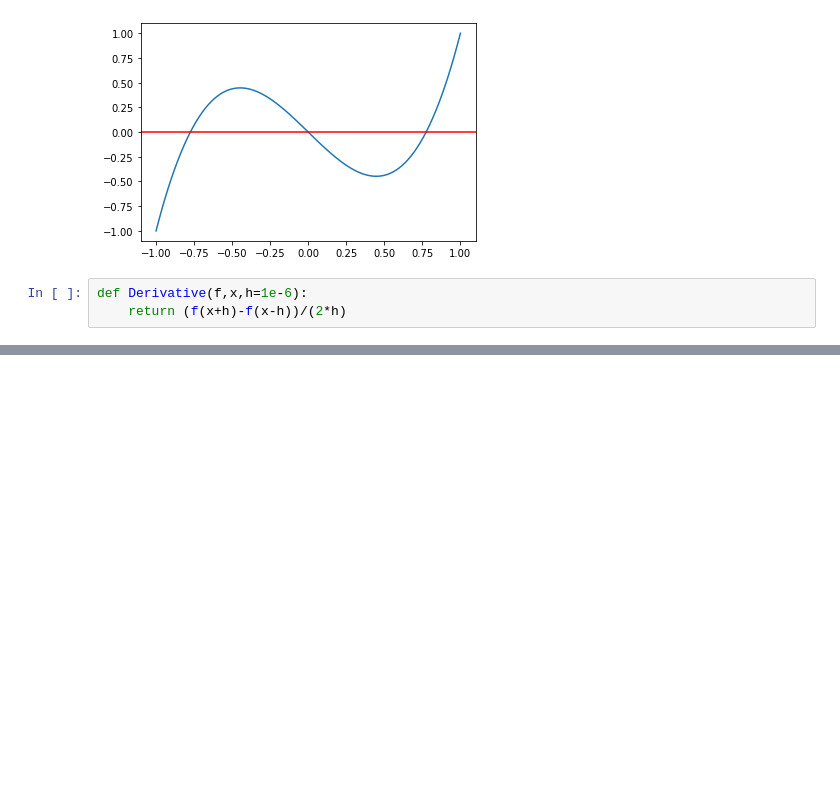
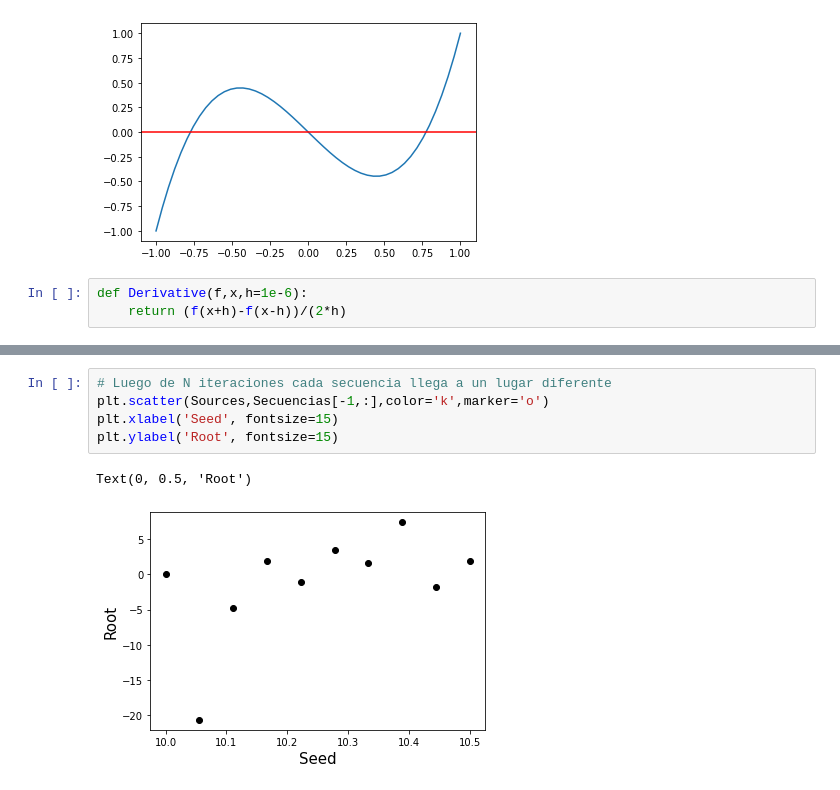
Before and after one commit to oli300ver/MetodosComputacionales202320, a Jupyter notebook: Week3/NewtonRaphson.ipynb, the cells around one changed output, grey strips where cells are left out. Cells and saved outputs as stored; diff of their text form; blank space fills up the shorter version.

```diff
--- a/Week3/NewtonRaphson.ipynb
+++ b/Week3/NewtonRaphson.ipynb
@@ -70,0 +127,8 @@ array([-0.77459667,  0.        ,  0.77459667])
+# %%
+# Luego de N iteraciones cada secuencia llega a un lugar diferente
+plt.scatter(Sources,Secuencias[-1,:],color='k',marker='o')
+plt.xlabel('Seed', fontsize=15)
+plt.ylabel('Root', fontsize=15)
+# %% [output]
+Text(0, 0.5, 'Root')
+[figure, added]
```
Also changed, not shown: parts of 12 cells of this notebook.
